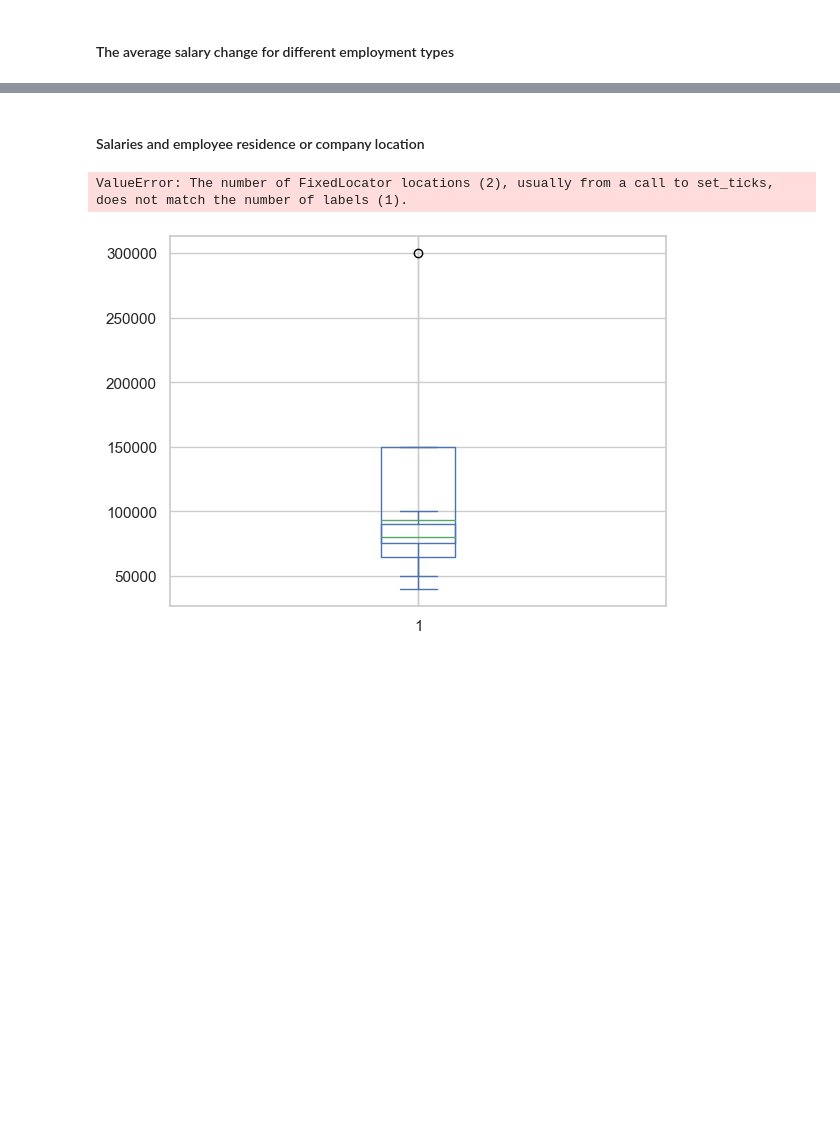
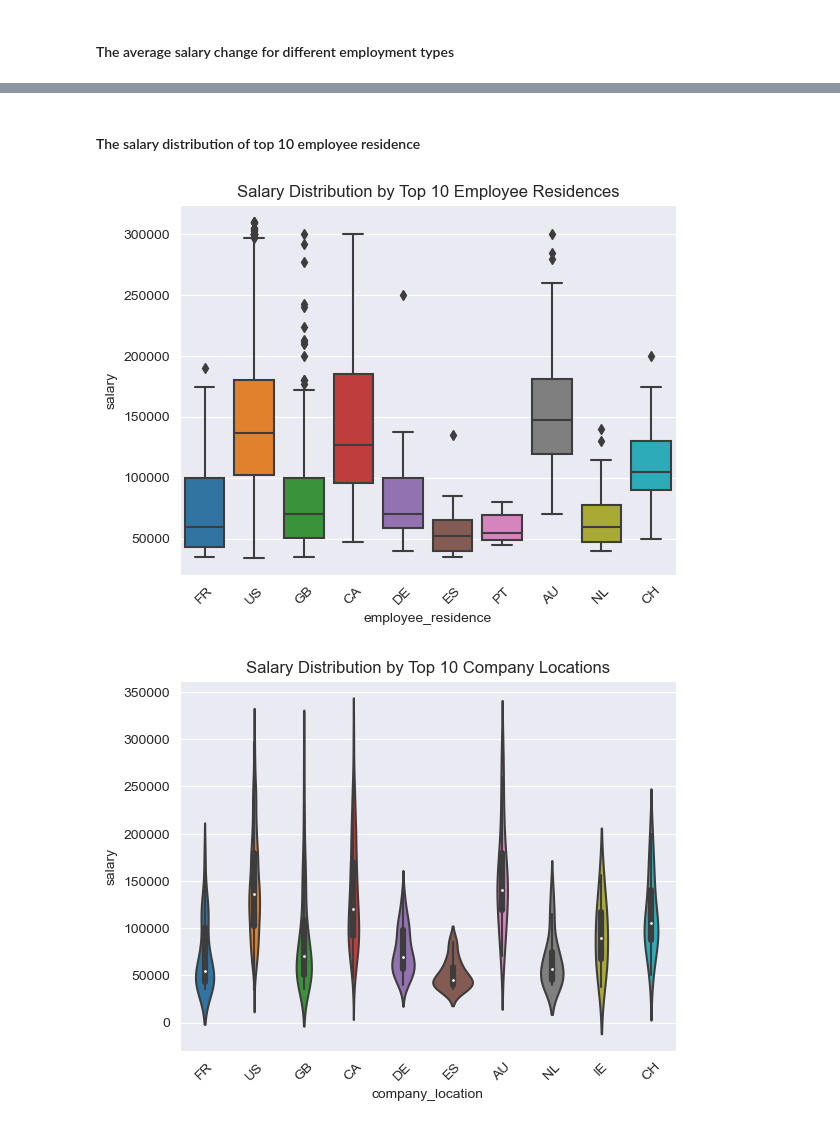
Before and after one commit to Mohammed-Mebarek-Mecheter/Basic-Data-Analysis-Projects, a Jupyter notebook: Global Salaries in Cybersecurity/Salary Distribution and Trends.ipynb, the cells around one changed output, grey strips where cells are left out. Drawn from its saved outputs; the diff is of its cells as text; code cells hidden in the pictures; blank space fills up the shorter version.

```diff
--- a/Global Salaries in Cybersecurity/Salary Distribution and Trends.ipynb
+++ b/Global Salaries in Cybersecurity/Salary Distribution and Trends.ipynb
@@ -142,25 +159,37 @@ ValueError: The number of FixedLocator locations (2), usually from a call to set
 # %% [markdown]
-#### Salaries and employee residence or company location
+#### The salary distribution of top 10 employee residence
 # %%
 # Analyze salary variations by employee residence
 grouped_by_residence = df.groupby("employee_residence")["salary"]
 
-# Create a boxplot to visualize salary distribution
+# Get the top 10 employee residence categories
+top_10_residences = grouped_by_residence.count().nlargest(10).index
+
+# Filter the dataframe to include only the top 10 employee residence categories
+df_top_10_residences = df[df['employee_residence'].isin(top_10_residences)]
+
+# Create a boxplot to visualize salary distribution for the top 10 employee residence categories
 plt.figure()
-residence_boxplot = grouped_by_residence.plot(kind="box")
-plt.title("Salary Distribution by Employee Residence")
-plt.xticks(range(len(grouped_by_residence)), grouped_by_residence.unique().index)
+sns.boxplot(data=df_top_10_residences, x="employee_residence", y="salary")
+plt.title("Salary Distribution by Top 10 Employee Residences")
+plt.xticks(rotation=45)
 plt.show()
 
 # Analyze salary variations by company location
 grouped_by_company_location = df.groupby("company_location")["salary"]
 
-# Create a violin plot for a different perspective
+# Get the top 10 company location categories
+top_10_locations = grouped_by_company_location.count().nlargest(10).index
+
+# Filter the dataframe to include only the top 10 company location categories
+df_top_10_locations = df[df['company_location'].isin(top_10_locations)]
+
+# Create a violin plot for a different perspective on salary distribution for the top 10 company location categories
 plt.figure()
-company_location_violin = grouped_by_company_location.plot(kind="violin")
-plt.title("Salary Distribution by Company Location")
-plt.xticks(range(len(grouped_by_company_location)), grouped_by_company_location.unique().index)
+sns.violinplot(data=df_top_10_locations, x="company_location", y="salary")
+plt.title("Salary Distribution by Top 10 Company Locations")
+plt.xticks(rotation=45)
 plt.show()
 # %% [output]
-ValueError: The number of FixedLocator locations (2), usually from a call to set_ticks, does not match the number of labels (1).
-[figure, old version]
+[figure, new version]
+[figure, added]
```
Also changed, not shown: parts of 5 cells of this notebook, 1 other file.
